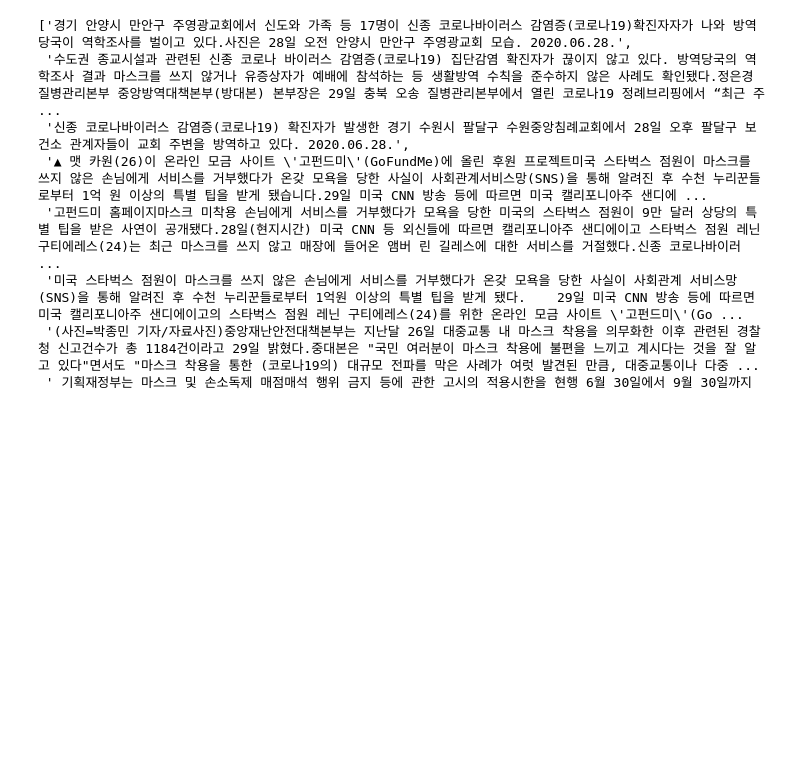
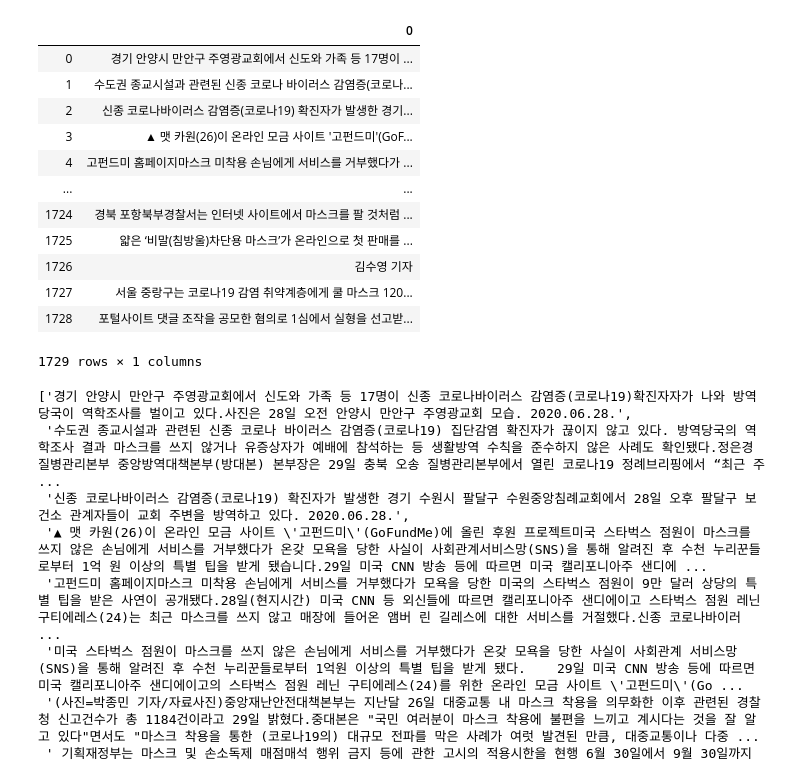
Before and after one commit to sopogen/Project_ThematicInvest, a Jupyter notebook: Delete_useless_contents.ipynb, the cells around one changed output. Cells and saved outputs as stored; diff of their text form; code cells hidden in the pictures; blank space fills up the shorter version.

```diff
--- a/Delete_useless_contents.ipynb
+++ b/Delete_useless_contents.ipynb
@@ -3,6 +3,21 @@ import re
 import pandas as pd
 # %%
 txt = pd.read_csv('Data/theme_news_data/마스크.csv', index_col=0)
+txt
+# %% [output]
+|  | 0 |
+| 0 | 경기 안양시 만안구 주영광교회에서 신도와 가족 등 17명이 ... |
+| 1 | 수도권 종교시설과 관련된 신종 코로나 바이러스 감염증(코로나... |
+| 2 | 신종 코로나바이러스 감염증(코로나19) 확진자가 발생한 경기... |
+| 3 | ▲ 맷 카원(26)이 온라인 모금 사이트 '고펀드미'(GoF... |
+| 4 | 고펀드미 홈페이지마스크 미착용 손님에게 서비스를 거부했다가 ... |
+| ... | ... |
+| 1724 | 경북 포항북부경찰서는 인터넷 사이트에서 마스크를 팔 것처럼 ... |
+| 1725 | 얇은 ‘비말(침방울)차단용 마스크’가 온라인으로 첫 판매를 ... |
+| 1726 | 김수영 기자 |
+| 1727 | 서울 중랑구는 코로나19 감염 취약계층에게 쿨 마스크 120... |
+| 1728 | 포털사이트 댓글 조작을 공모한 혐의로 1심에서 실형을 선고받... |
+1729 rows × 1 columns
 # %%
 def delete_useless(contents):
 
```
Also changed, not shown: 5 other files.
